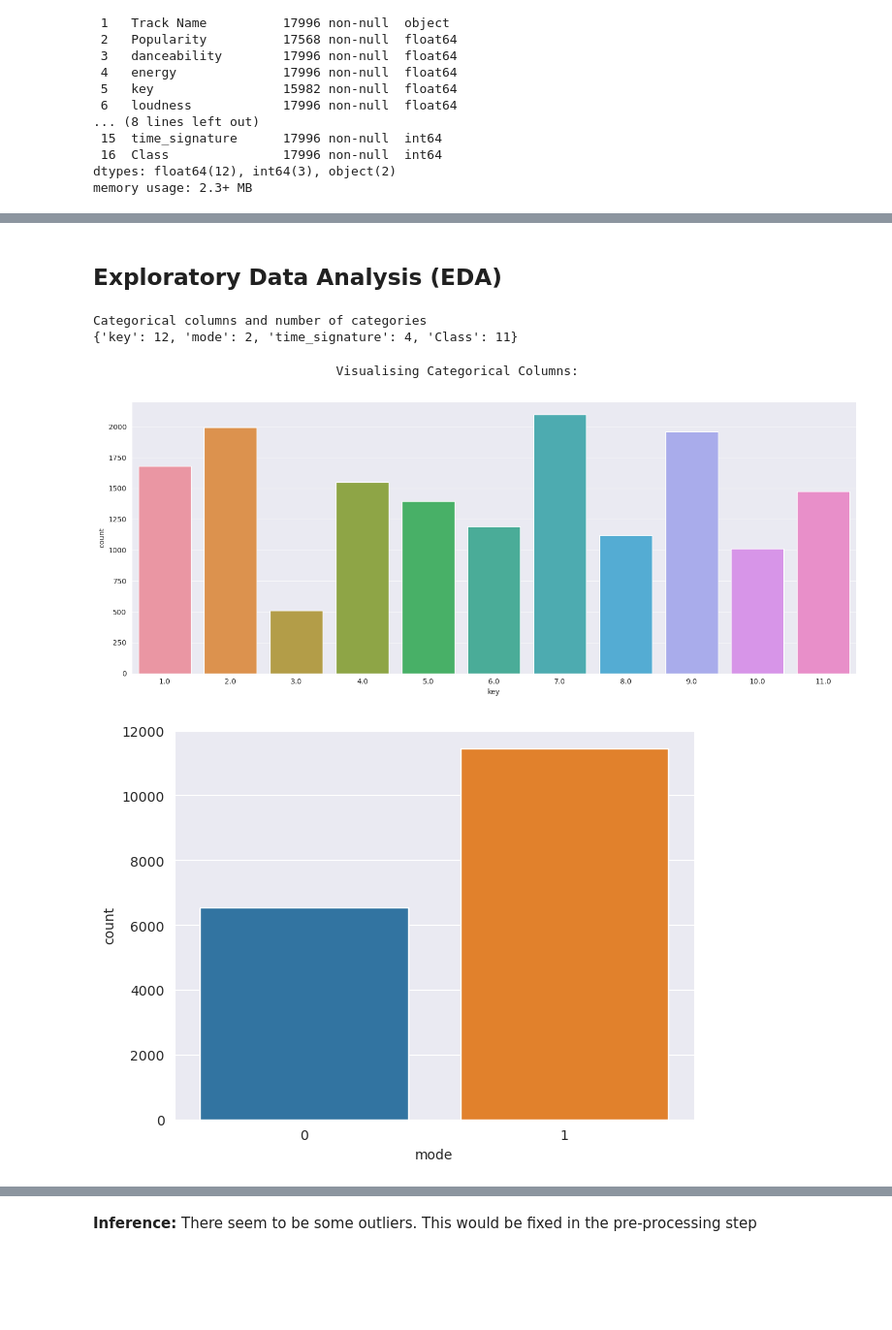
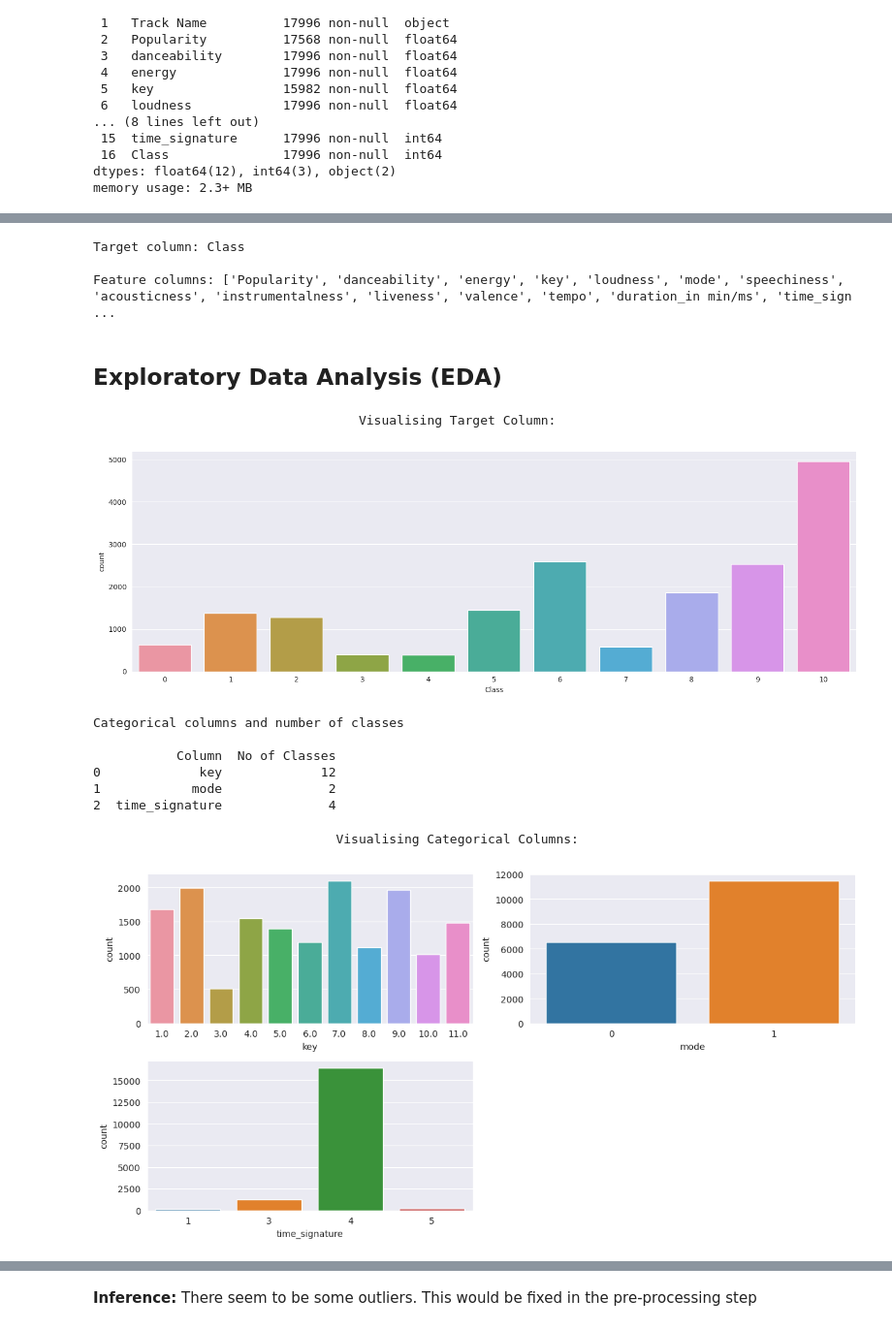
Before and after one commit to EmekaMomodu/ece-9039-project-code, a Jupyter notebook: ece9039-proect-code-dawotunde-cmomodu.ipynb, the cells around one changed output, grey strips where cells are left out. Shown: that part at 97% size. Drawn from its saved outputs; the diff is of its cells as text; code cells hidden in the pictures; blank space fills up the shorter version.

```diff
--- a/ece9039-proect-code-dawotunde-cmomodu.ipynb
+++ b/ece9039-proect-code-dawotunde-cmomodu.ipynb
@@ -55,36 +55,64 @@ data.head()
 | 2 | The Raincoats | No Side to Fall In | 35.0 | 0.434 | 0.614 | 6.0 | -8.334 | 1 | 0.0525 | ... |
 | 3 | Deno | Lingo (feat. J.I & Chunkz) | 66.0 | 0.853 | 0.597 | 10.0 | -6.528 | 0 | 0.0555 | ... |
 | 4 | Red Hot Chili Peppers | Nobody Weird Like Me - Remastered | 53.0 | 0.167 | 0.975 | 2.0 | -4.279 | 1 | 0.2160 | ... |
+# %%
+# target column
+target_col = 'Class'
+# feature columns
+feature_cols = []
+for column in data.select_dtypes(exclude=["object"]).columns: # exclude Artist Name and Track Name columns with object dtype
+    if column != 'Class': feature_cols.append(column) # exclude target variable
+print("\nTarget column: {0}".format(target_col))
+print("\nFeature columns: {0}".format(feature_cols))
+# %% [output]
+Target column: Class
+
+Feature columns: ['Popularity', 'danceability', 'energy', 'key', 'loudness', 'mode', 'speechiness', 'acousticness', 'instrumentalness', 'liveness', 'valence', 'tempo', 'duration_in min/ms', 'time_sign ...
 # %% [markdown]
 ## Exploratory Data Analysis (EDA)
+# %%
+# Visualising the Target Column
+print('\033[1mVisualising Target Column:'.center(100))
+plt.figure(figsize=[15,5])
+sns.countplot(x=data[target_col])
+plt.tight_layout()
+plt.show()
+# %% [output]
+                                   Visualising Target Column:
+[figure, added]
 # %%
-# Find all categorical columns with the condition if less than 50 unique value excluding object columns (artist name and track name)
+# Find all categorical features with the condition of less than 50 unique value
 categorical_cols_dict = {}
+cat_cols_list = []
 non_cat_cols_list = []
-for column in data.select_dtypes(exclude=["object"]).columns:
+for column in feature_cols:
     num_unique_values = len(data[column].unique())
     if num_unique_values < 50:
         categorical_cols_dict[column] = num_unique_values
-    else: non_cat_cols_list.append(column)
+        cat_cols_list.append(column)
+    else: non_cat_cols_list.append(column) # find non-categorical features
 
-print("Categorical columns and number of categories")
-print(categorical_cols_dict)
+print("Categorical columns and number of classes\n")
+print(pd.DataFrame({'Column': categorical_cols_dict.keys(), 'No of Classes': categorical_cols_dict.values()}))
 # %% [output]
-Categorical columns and number of categories
-{'key': 12, 'mode': 2, 'time_signature': 4, 'Class': 11}
+Categorical columns and number of classes
+
+           Column  No of Classes
+0             key             12
+1            mode              2
+2  time_signature              4
 # %%
-#Visualising the categorical Columns
+# Visualising the categorical Columns
 print('\033[1mVisualising Categorical Columns:'.center(100))
-
-n=3
-cf = [key for key in categorical_cols_dict]
-plt.figure(figsize=[15,3*math.ceil(len(cf)/n)])
-
+n=2
+cf = cat_cols_list
+df = data
+plt.figure(figsize=[12,3*math.ceil(len(cf)/n)])
 for i in range(len(cf)):
-    sns.countplot(x=data[cf[i]])
-    plt.tight_layout()
-    plt.show()
+    plt.subplot(math.ceil(len(cf)/n),n,i+1)
+    sns.countplot(df[cf[i]])
+plt.tight_layout()
+plt.show()
 # %% [output]
                                 Visualising Categorical Columns:
-[figure, old version]
+[figure, new version]
-[figure, removed]
```
Also changed, not shown: parts of 5 cells of this notebook.
